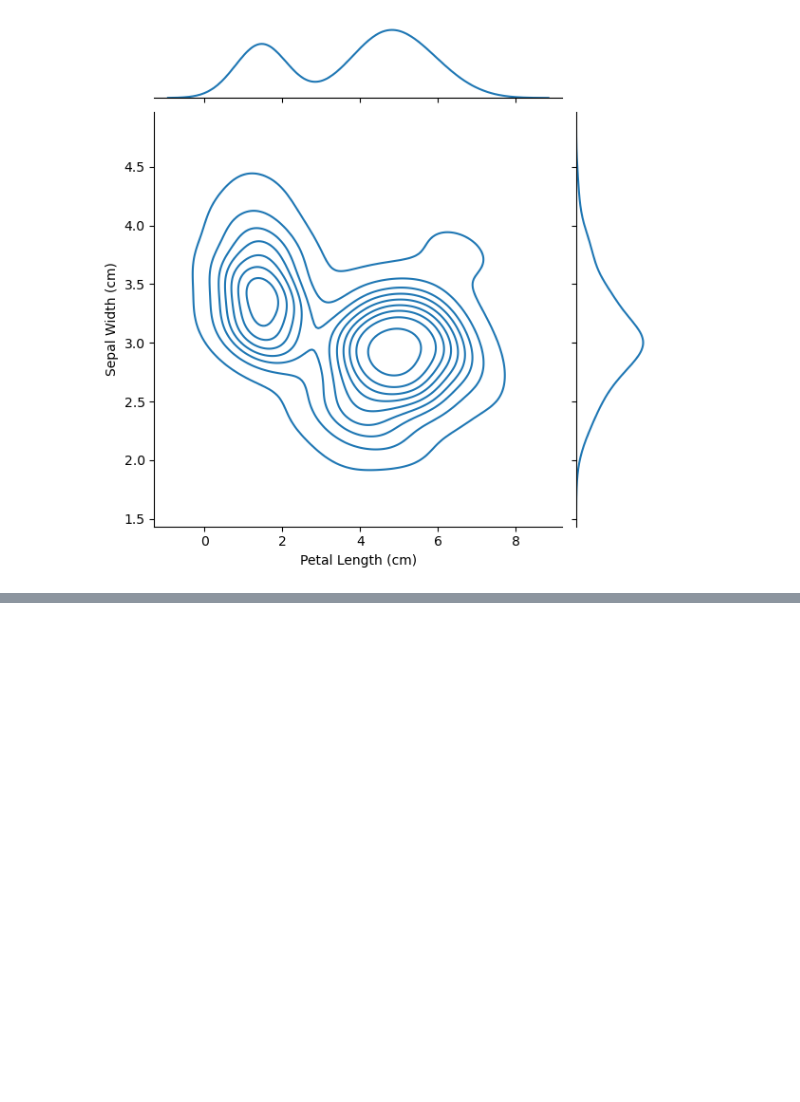
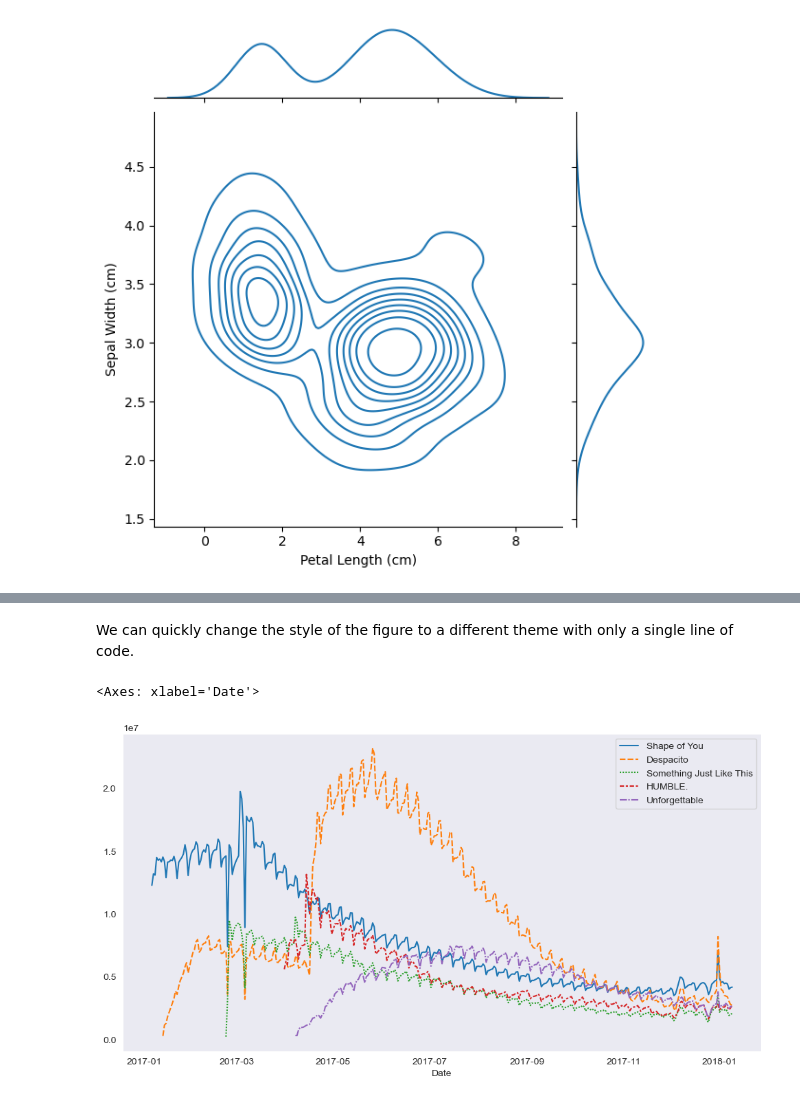
Before and after one commit to SENATOROVAI/DataScience-Maxim, a Jupyter notebook: Python/Data Visualization/pd.ipynb, the cells around one changed output, grey strips where cells are left out. Cells and saved outputs as stored; diff of their text form; code cells hidden in the pictures; blank space fills up the shorter version.

```diff
--- a/Python/Data Visualization/pd.ipynb
+++ b/Python/Data Visualization/pd.ipynb
@@ -500,0 +550,11 @@ Note that in addition to the 2D KDE plot in the center,
+# %% [markdown]
+We can quickly change the style of the figure to a different theme with only a single line of code.
+# %%
+sns.set_style("dark")
+
+# Line chart
+plt.figure(figsize=(12,6))
+sns.lineplot(data=spotify_data)
+# %% [output]
+<Axes: xlabel='Date'>
+[figure, added]
```
Also changed, not shown: parts of 9 cells of this notebook, 3 other files.
